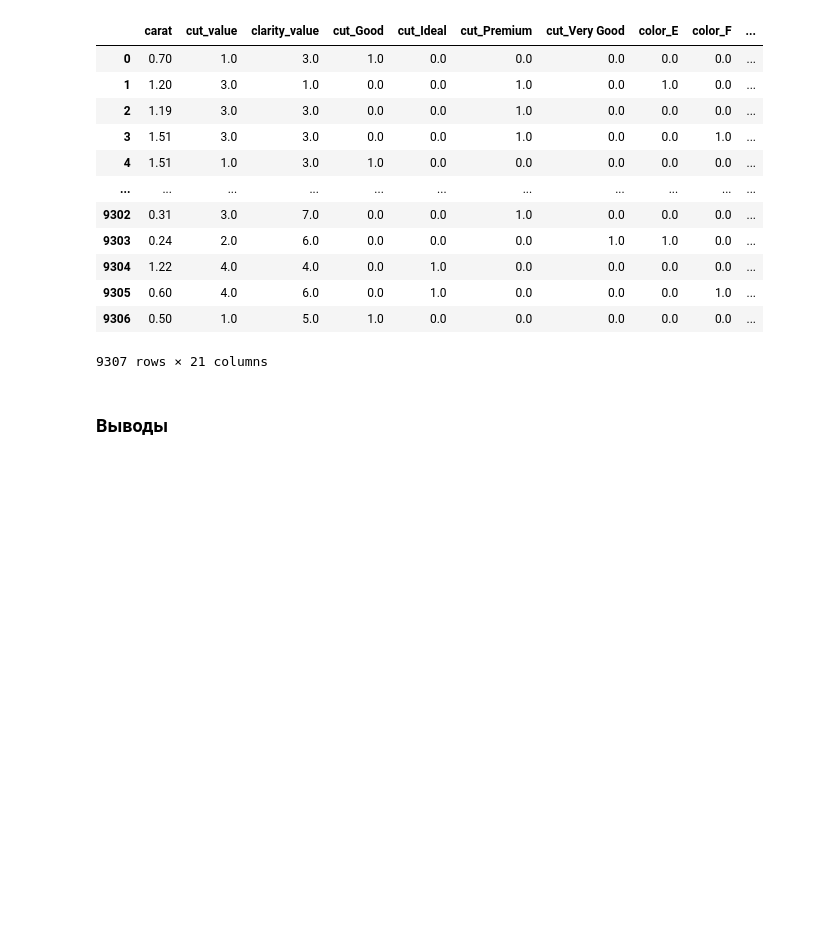
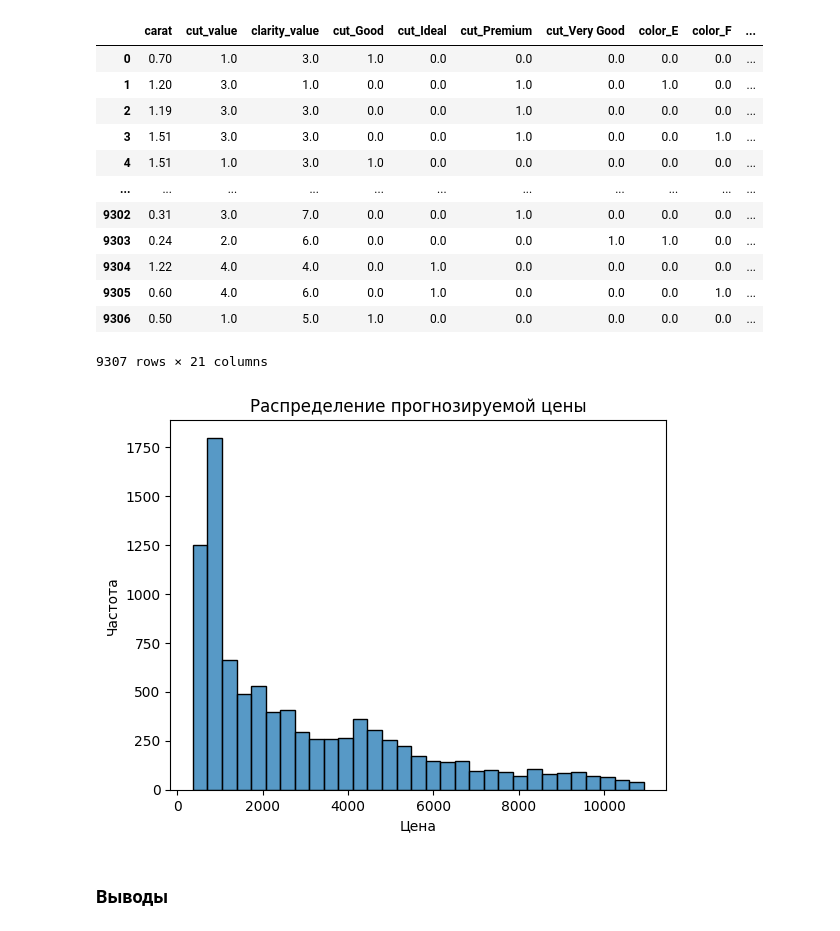
Before and after one commit to inmik/attestation4, a Jupyter notebook: Attestation4.ipynb, the cells around one changed output. Saved outputs shown, nothing was run; the diff lists cells and outputs as text; code cells hidden in the pictures; blank space fills up the shorter version.

```diff
--- a/Attestation4.ipynb
+++ b/Attestation4.ipynb
@@ -575,6 +580,14 @@ forecast_df
 | 9305 | 0.60 | 4.0 | 6.0 | 0.0 | 1.0 | 0.0 | 0.0 | 0.0 | 1.0 | ... |
 | 9306 | 0.50 | 1.0 | 5.0 | 1.0 | 0.0 | 0.0 | 0.0 | 0.0 | 0.0 | ... |
 9307 rows × 21 columns
+# %%
+sns.histplot(y_forecast)
+plt.title('Распределение прогнозируемой цены')
+plt.xlabel('Цена')
+plt.ylabel('Частота')
+plt.show()
+# %% [output]
+[figure, added]
 # %% [markdown]
 ### Выводы
 # %% [markdown]
```
Also changed, not shown: parts of 6 cells of this notebook.
